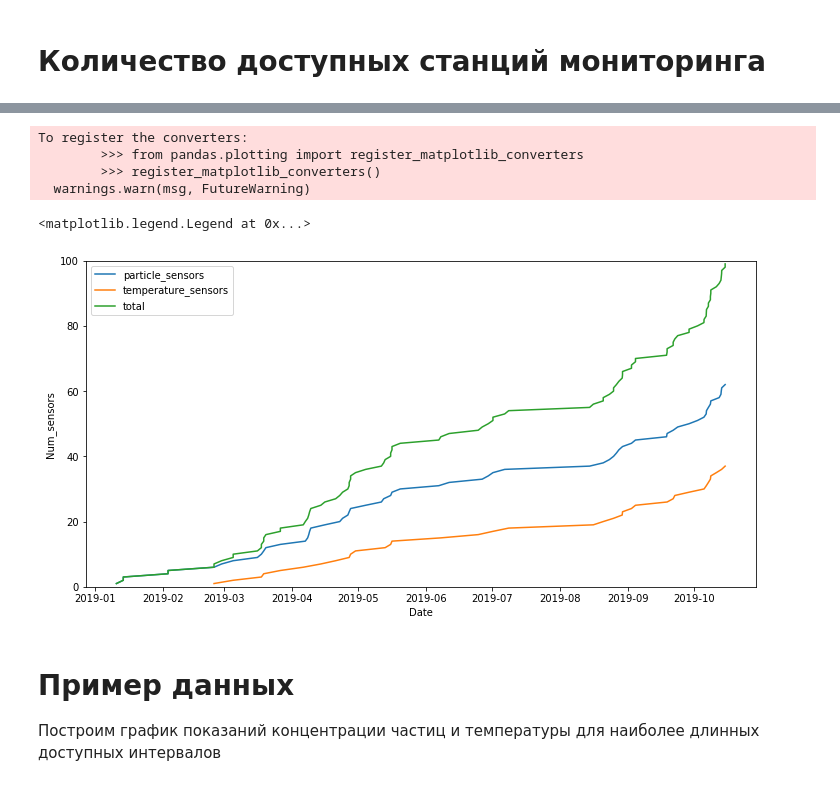
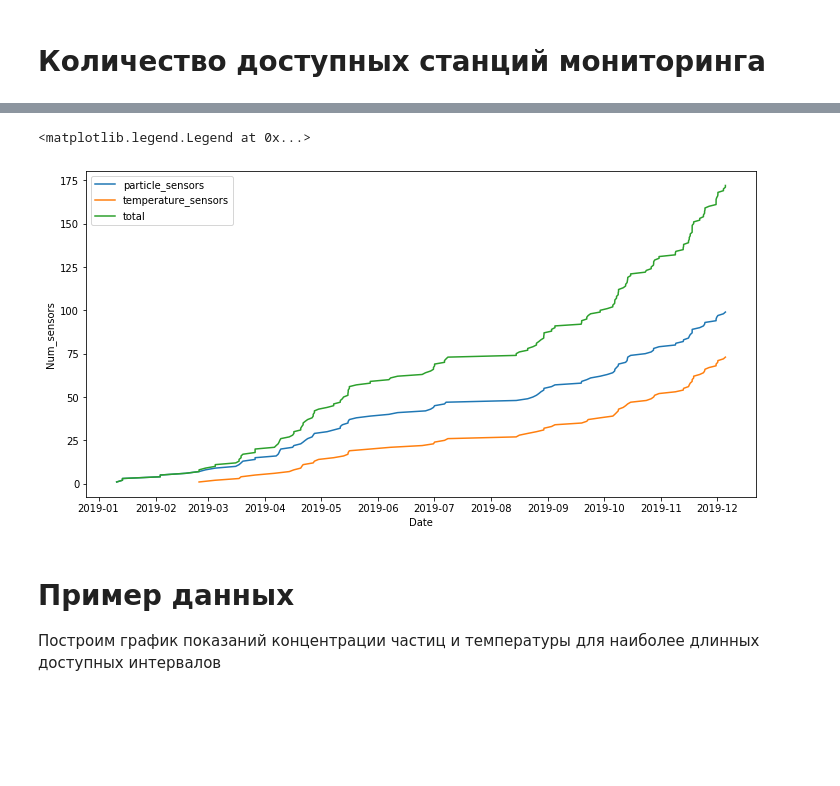
Before and after one commit to aerubanov/Proj_Air_Quality, a Jupyter notebook: notebooks/data_description.ipynb, the cells around one changed output, grey strips where cells are left out. Drawn from its saved outputs; the diff is of its cells as text; code cells hidden in the pictures; blank space fills up the shorter version.

```diff
--- a/notebooks/data_description.ipynb
+++ b/notebooks/data_description.ipynb
@@ -26,22 +30,17 @@ for f in files:
 # %%
 plt.figure(figsize=(12, 6))
 plt.plot(sorted(start_dates_pd), [
          i+1 for i in range(len(start_dates_pd))], label='particle_sensors')
 plt.plot(sorted(start_dates_temp), [
          i+1 for i in range(len(start_dates_temp))], label='temperature_sensors')
 plt.plot(sorted(start_dates_pd+start_dates_temp),
          [i+1 for i in range(len(start_dates_pd + start_dates_temp))], label='total')
 plt.xlabel("Date")
 plt.ylabel("Num_sensors")
-plt.ylim(0,100)
 plt.legend()
 # %% [output]
-To register the converters:
-        >>> from pandas.plotting import register_matplotlib_converters
-        >>> register_matplotlib_converters()
-  warnings.warn(msg, FutureWarning)
+<matplotlib.legend.Legend at 0x...>
-<matplotlib.legend.Legend at 0x...>
-[figure, old version]
+[figure, new version]
 # %%
 pd_data = pd.read_csv(os.path.join(
     DATA_FOLDER, '19836_sds011_sensor_.csv'), delimiter=';', parse_dates=['timestamp'], index_col=5)
```
Also changed, not shown: parts of 5 cells of this notebook, 1 other file.
